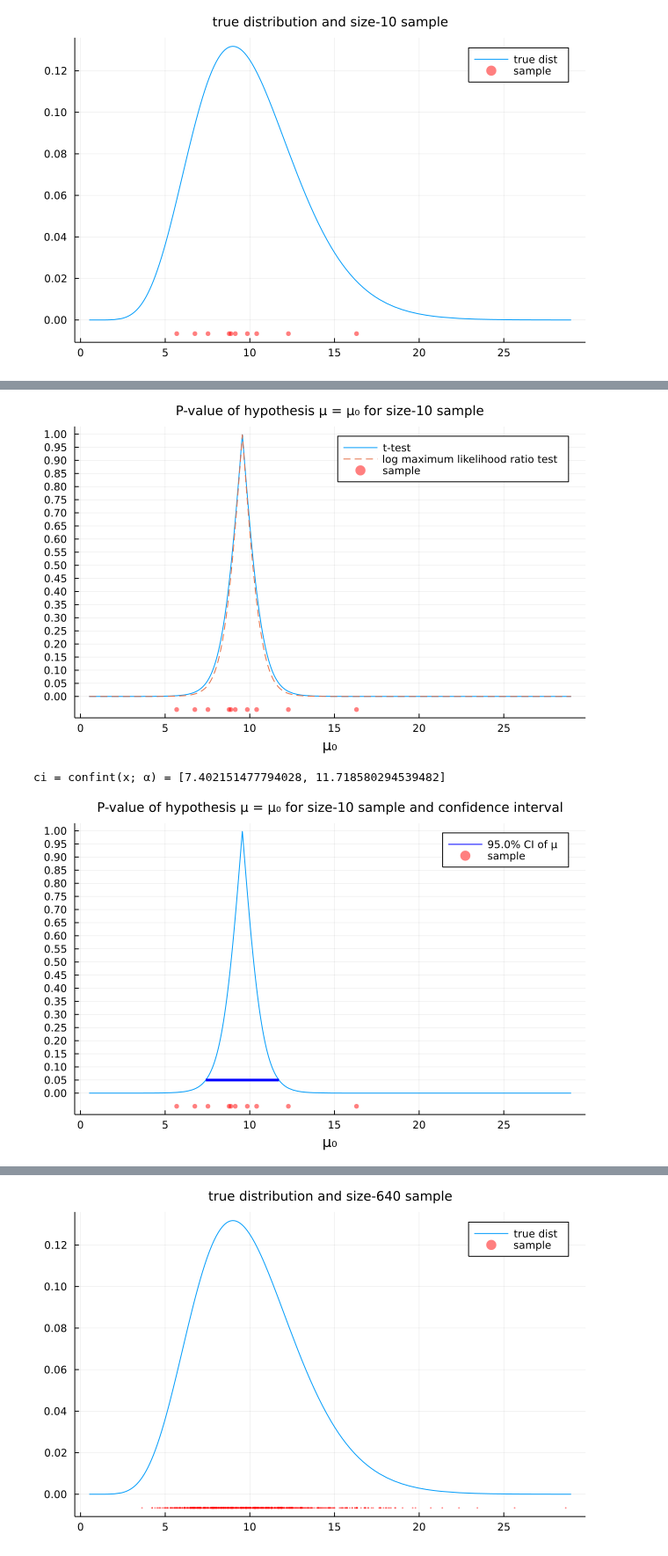
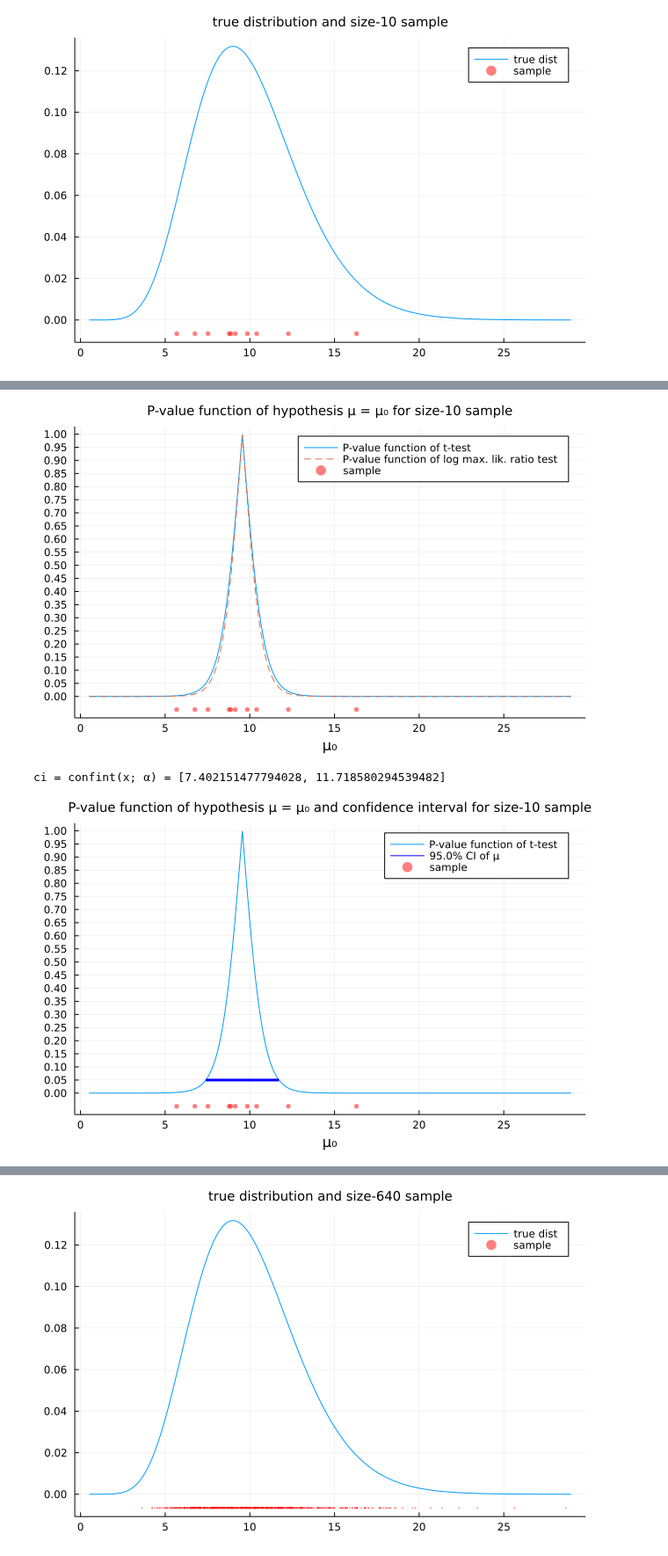
Before and after one commit to genkuroki/public, a Jupyter notebook: 0034/P-value function example and prediction distribution example.ipynb, the cells around one changed output, grey strips where cells are left out. Shown at 88% size. Saved outputs shown, nothing was run; the diff lists cells and outputs as text; code cells hidden in the pictures.

```diff
--- a/0034/P-value function example and prediction distribution example.ipynb
+++ b/0034/P-value function example and prediction distribution example.ipynb
@@ -170,23 +170,23 @@ title!("P-value of hypothesis μ = μ₀ for size-$m sample")
 # %%
-plot(μ₀ -> pvalue(x, μ₀), a, b; label="t-test")
-plot!(μ₀ -> pvalue_loglikrat(x, μ₀), a, b; label="log maximum likelihood ratio test", c=2, ls=:dash)
+plot(μ₀ -> pvalue(x, μ₀), a, b; label="P-value function of t-test")
+plot!(μ₀ -> pvalue_loglikrat(x, μ₀), a, b; label="P-value function of log max. lik. ratio test", c=2, ls=:dash)
 scatter!(x, fill(-0.05, m); label="sample", ms=3, msc=:auto, alpha=0.5, c=:red)
 plot!(xguide="μ₀", ytick=0:0.05:1)
-title!("P-value of hypothesis μ = μ₀ for size-$m sample")
+title!("P-value function of hypothesis μ = μ₀ for size-$m sample")
 # %% [output]
-[figure, old version]
+[figure, new version]
 # %%
 α = 0.05
 @show ci = confint(x; α)
 
-plot(μ₀ -> pvalue(x, μ₀), a, b; label="")
+plot(μ₀ -> pvalue(x, μ₀), a, b; label="P-value function of t-test")
 plot!(ci, fill(α, 2); label="$(100(1-α))% CI of μ", lw=3, c=:blue)
 scatter!(x, fill(-0.05, m); label="sample", ms=3, msc=:auto, alpha=0.5, c=:red)
 plot!(xguide="μ₀", ytick=0:0.05:1)
-title!("P-value of hypothesis μ = μ₀ for size-$m sample and confidence interval")
+title!("P-value function of hypothesis μ = μ₀ and confidence interval for size-$m sample")
 # %% [output]
 ci = confint(x; α) = [7.402151477794028, 11.718580294539482]
-[figure, old version]
+[figure, new version]
 # %%
 α = 0.05
 @show ci = confint_loglikrat(x; α)
```
Also changed, not shown: parts of 7 cells of this notebook, 1 other file.
